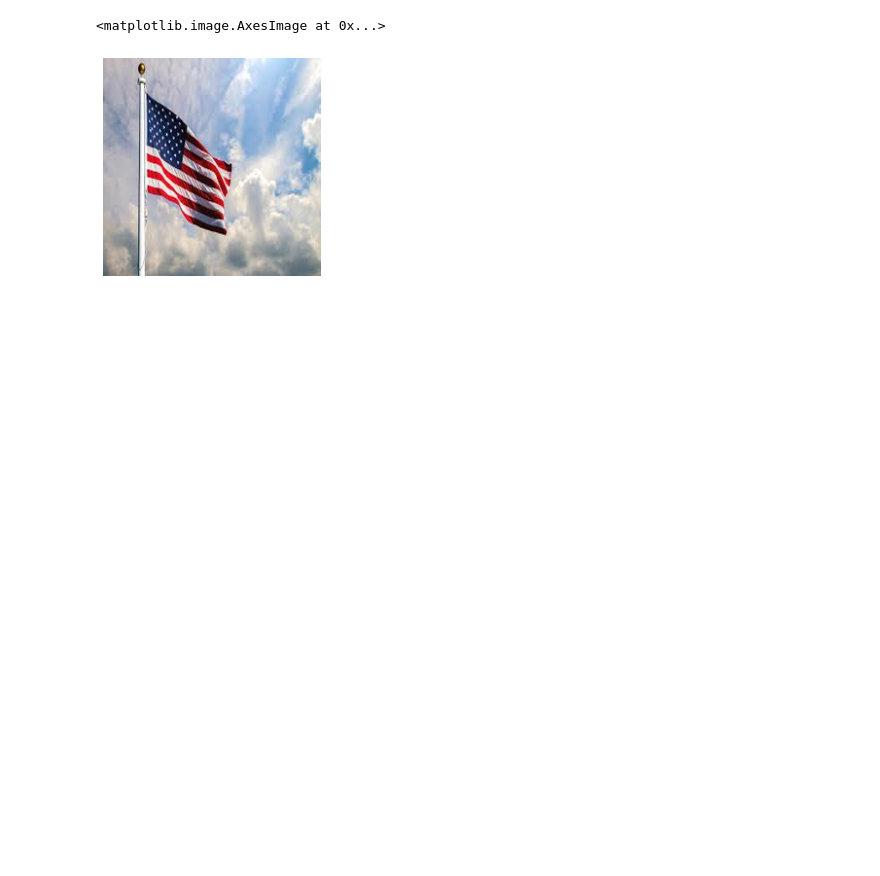
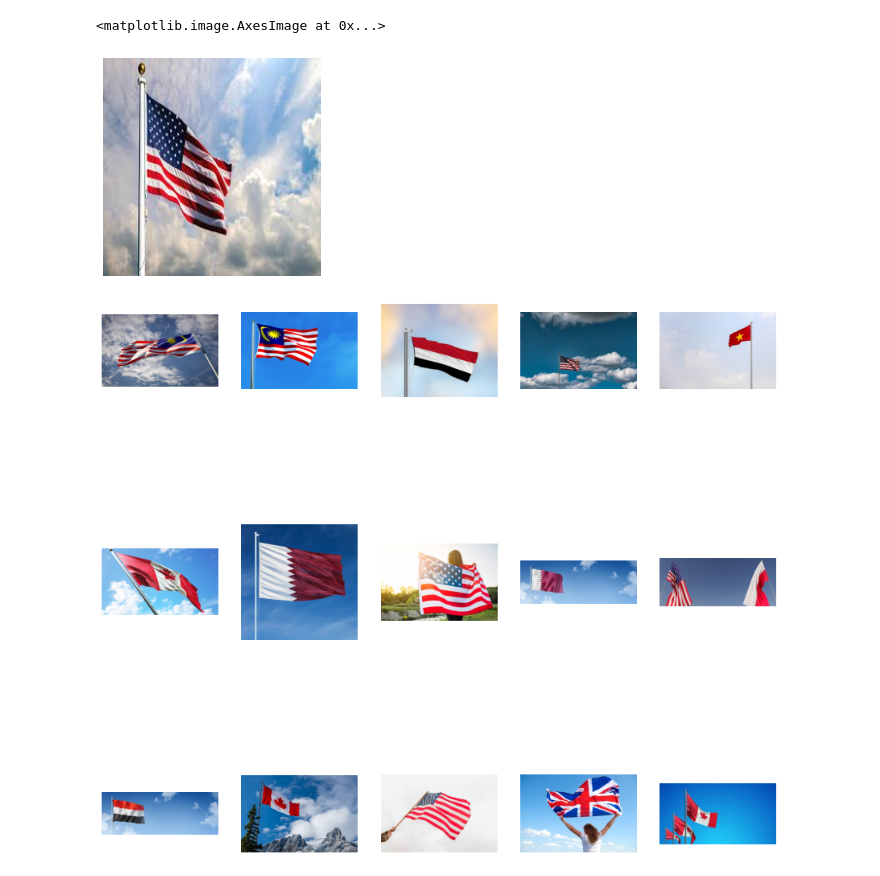
Before and after one commit to MarkusKhoa/content-based-image-retrieval, a Jupyter notebook: prediction.ipynb, the cells around one changed output. Cells and saved outputs as stored; diff of their text form; code cells hidden in the pictures; blank space fills up the shorter version.

```diff
--- a/prediction.ipynb
+++ b/prediction.ipynb
@@ -93,3 +93,18 @@ else:
             images_np, images_path = folder_to_images(path)
             rates = similarities_metrics[selected_idx](query_img, images_np)
             ls_path_score.extend(list(zip(images_path, rates)))
+# %%
+m_sample = 15
+sort_ls_path_score = sorted(ls_path_score, key=lambda x : x[1], reverse=(selected_idx > 1))[:m_sample]
+# %%
+fig = plt.figure(figsize=(15, 15))
+columns = 5
+rows = 3
+for i, path in enumerate(sort_ls_path_score, 1):
+    img = np.random.randint(10, size=(10,10))
+    fig.add_subplot(rows, columns, i)
+    plt.imshow(plt.imread(path[0]))
+    plt.axis("off")
+plt.show()
+# %% [output]
+[figure, added]
```
